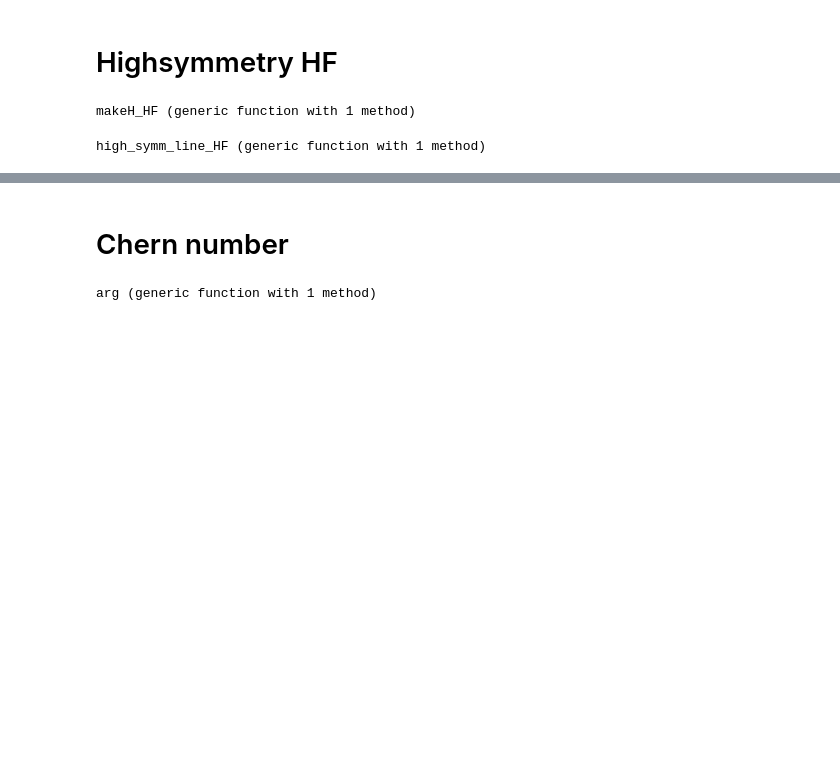
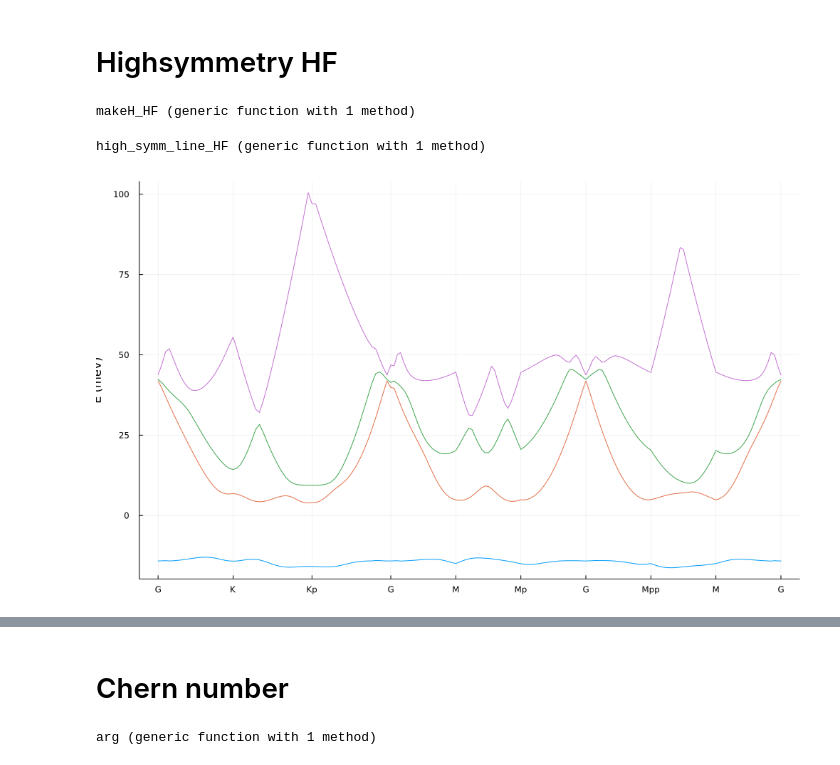
Before and after one commit to vladp25243/HF-rombohedral-4, a Jupyter notebook: Hartree_Fock4d.ipynb, the cells around one changed output, grey strips where cells are left out. Saved outputs shown, nothing was run; the diff lists cells and outputs as text; code cells hidden in the pictures; blank space fills up the shorter version.

```diff
--- a/Hartree_Fock4d.ipynb
+++ b/Hartree_Fock4d.ipynb
@@ -842,6 +847,10 @@ function high_symm_line_HF()
   end
 # %% [output]
 high_symm_line_HF (generic function with 1 method)
+# %%
+high_symm_line_HF()
+# %% [output]
+[figure, added]
 # %%
 high_symm_line_HF()
 # %% [output]
```
Also changed, not shown: parts of 32 cells of this notebook.
